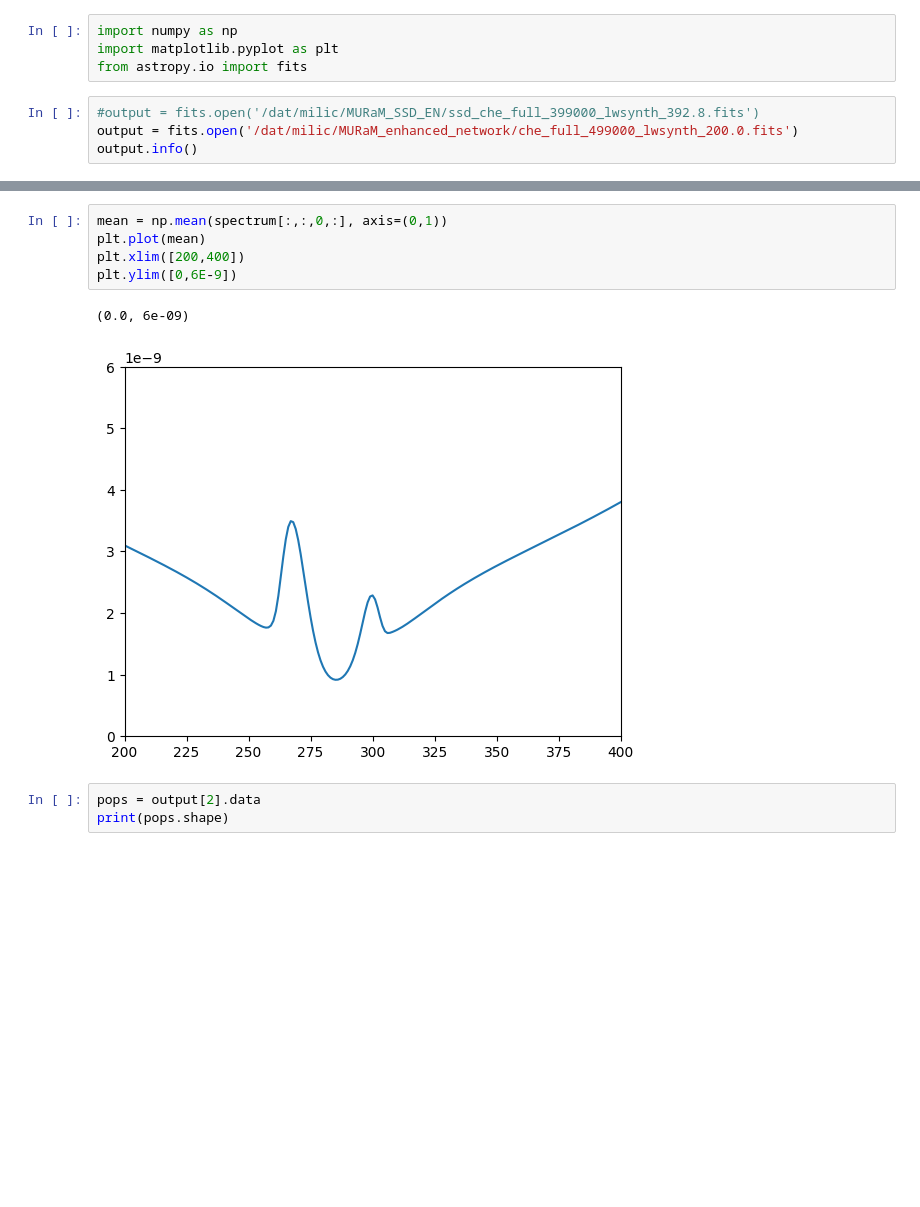
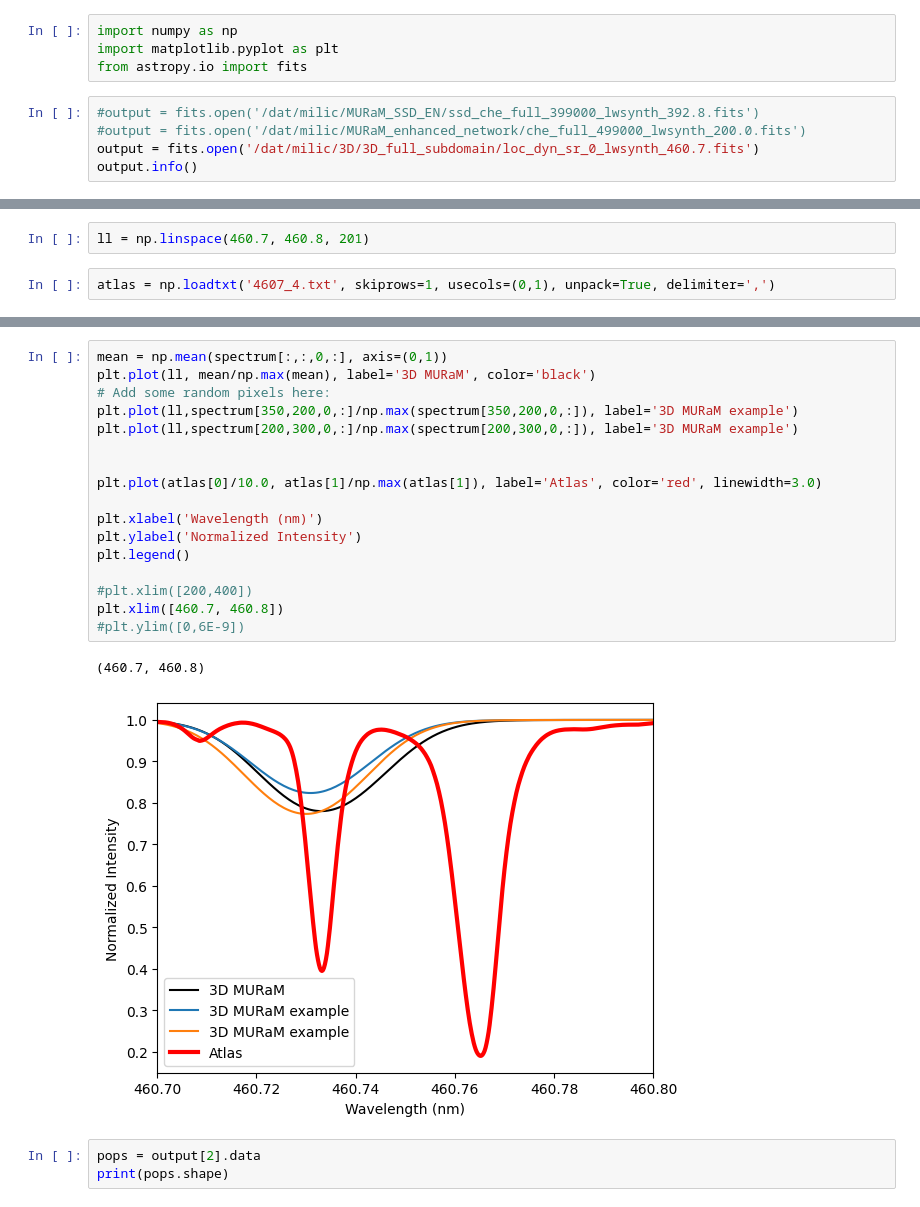
Before and after one commit to ivanzmilic/depp_coeff_plp, a Jupyter notebook: inspect_spectra.ipynb, the cells around one changed output, grey strips where cells are left out. Saved outputs shown, nothing was run; the diff lists cells and outputs as text; blank space fills up the shorter version.

```diff
--- a/inspect_spectra.ipynb
+++ b/inspect_spectra.ipynb
@@ -4,6 +4,7 @@ import matplotlib.pyplot as plt
 from astropy.io import fits
 # %%
 #output = fits.open('/dat/milic/MURaM_SSD_EN/ssd_che_full_399000_lwsynth_392.8.fits')
-output = fits.open('/dat/milic/MURaM_enhanced_network/che_full_499000_lwsynth_200.0.fits')
+#output = fits.open('/dat/milic/MURaM_enhanced_network/che_full_499000_lwsynth_200.0.fits')
+output = fits.open('/dat/milic/3D/3D_full_subdomain/loc_dyn_sr_0_lwsynth_460.7.fits')
 output.info()
 # %% [output]
@@ -26,0 +28,4 @@ plt.savefig("linecore_image.png", dpi=300)
+# %%
+ll = np.linspace(460.7, 460.8, 201)
+# %%
+atlas = np.loadtxt('4607_4.txt', skiprows=1, usecols=(0,1), unpack=True, delimiter=',')
@@ -27,11 +46,23 @@ plt.savefig("linecore_image.png", dpi=300)
 # %%
 mean = np.mean(spectrum[:,:,0,:], axis=(0,1))
-plt.plot(mean)
-plt.xlim([200,400])
-plt.ylim([0,6E-9])
+plt.plot(ll, mean/np.max(mean), label='3D MURaM', color='black')
+# Add some random pixels here:
+plt.plot(ll,spectrum[350,200,0,:]/np.max(spectrum[350,200,0,:]), label='3D MURaM example')
+plt.plot(ll,spectrum[200,300,0,:]/np.max(spectrum[200,300,0,:]), label='3D MURaM example')
+
+
+plt.plot(atlas[0]/10.0, atlas[1]/np.max(atlas[1]), label='Atlas', color='red', linewidth=3.0)
+
+plt.xlabel('Wavelength (nm)')
+plt.ylabel('Normalized Intensity')
+plt.legend()
+
+#plt.xlim([200,400])
+plt.xlim([460.7, 460.8])
+#plt.ylim([0,6E-9])
 # %% [output]
-(0.0, 6e-09)
+(460.7, 460.8)
-[figure, old version]
+[figure, new version]
 # %%
 pops = output[2].data
 print(pops.shape)
```
Also changed, not shown: parts of 5 cells of this notebook, 6 other files.
